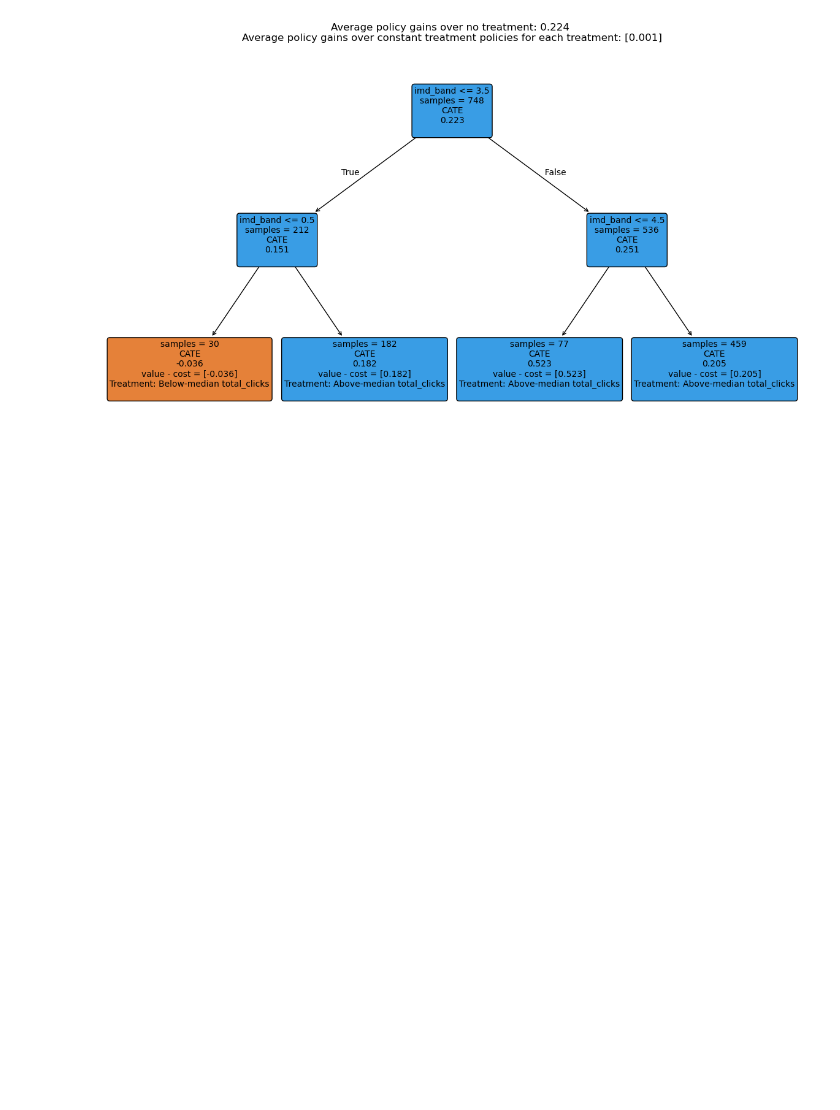
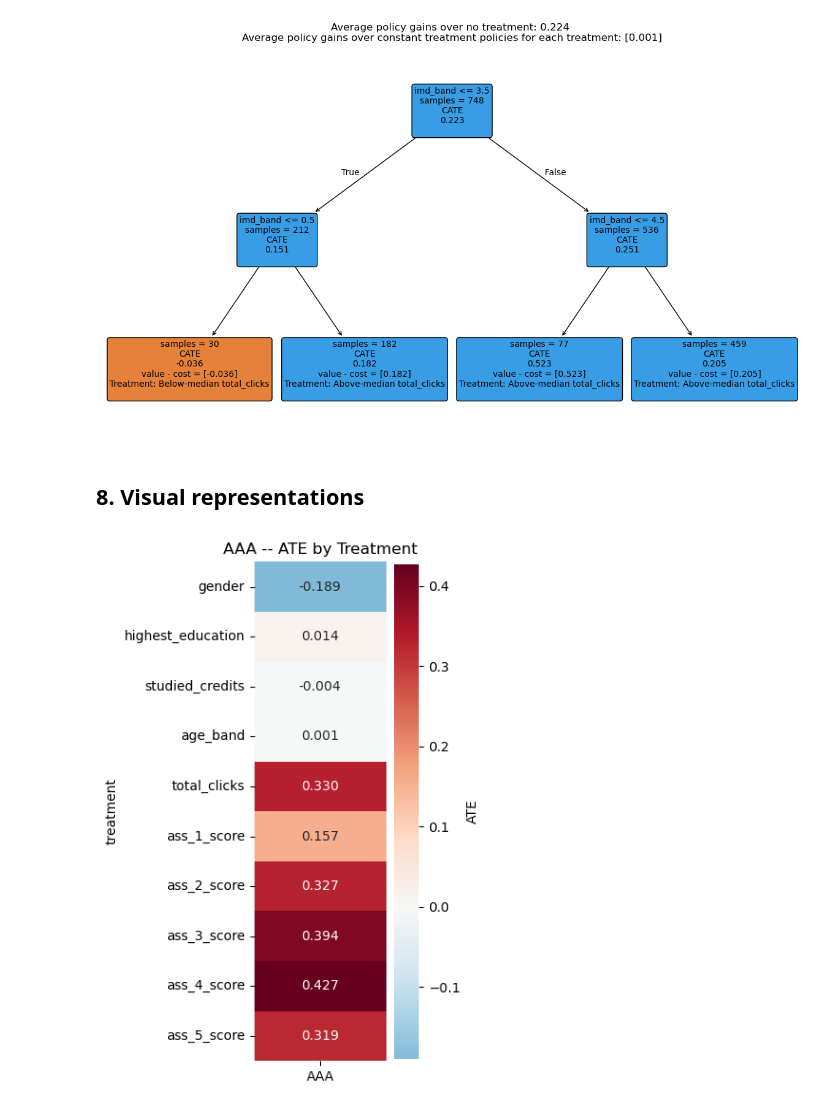
Before and after one commit to dishayayyy/Stage1_RQ2, a Jupyter notebook: AAA_RQ2.ipynb, the cells around one changed output. Drawn from its saved outputs; the diff is of its cells as text; code cells hidden in the pictures; blank space fills up the shorter version.

```diff
--- a/AAA_RQ2.ipynb
+++ b/AAA_RQ2.ipynb
@@ -461,3 +477,21 @@ plt.savefig(os.path.join(save_dir, "AAA_policy_total_clicks_imdband.png"), dpi=1
 plt.show()
 # %% [output]
 [figure]
+# %% [markdown]
+## 8. Visual representations
+# %%
+# Cell 15: ATE heatmap (AAA only for now -- structured for future module columns)
+
+import seaborn as sns
+
+heatmap_data = results_df.set_index('treatment')[['ate']].rename(columns={'ate': 'AAA'})
+
+plt.figure(figsize=(4, 6))
+sns.heatmap(heatmap_data, annot=True, fmt='.3f', cmap='RdBu_r', center=0,
+            cbar_kws={'label': 'ATE'})
+plt.title('AAA -- ATE by Treatment')
+plt.tight_layout()
+plt.savefig(os.path.join(save_dir, "AAA_ATE_heatmap.png"), dpi=150, bbox_inches='tight')
+plt.show()
+# %% [output]
+[figure, added]
```
Also changed, not shown: parts of 10 cells of this notebook, 3 other files.
